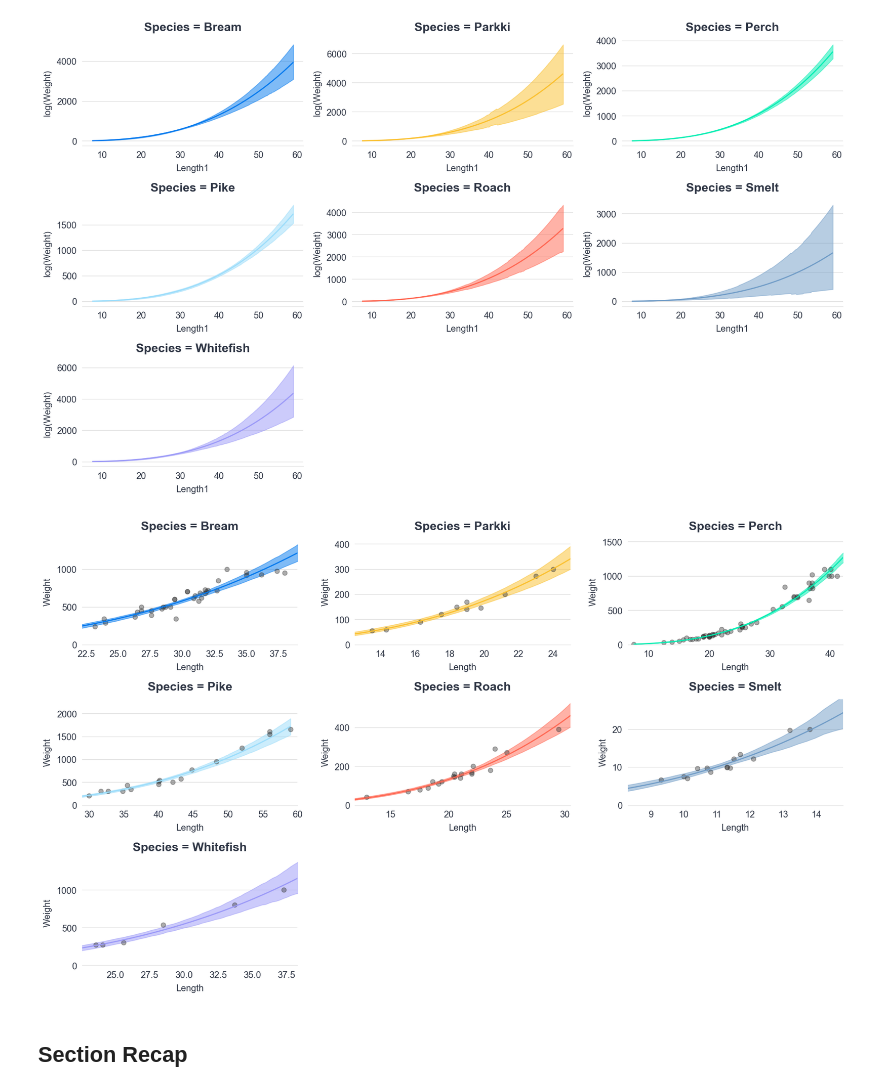
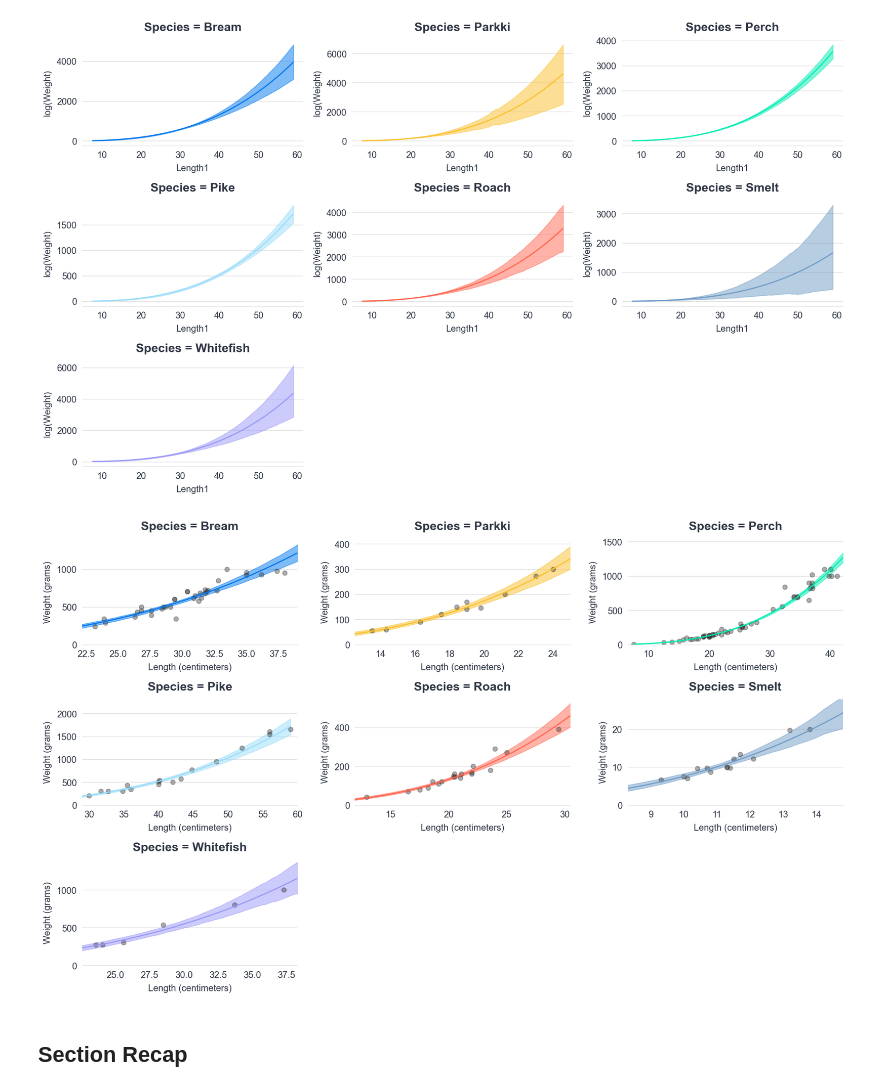
Before and after one commit to tomicapretto/etc, a Jupyter notebook: lessons/03_Bambi_Introduction/Bambi_Introduction.ipynb, the cells around one changed output. Drawn from its saved outputs; the diff is of its cells as text; code cells hidden in the pictures.

Commit message:
Polish and add images

```diff
--- a/lessons/03_Bambi_Introduction/Bambi_Introduction.ipynb
+++ b/lessons/03_Bambi_Introduction/Bambi_Introduction.ipynb
@@ -1222,25 +1269,25 @@ fig, axes = plot_cap(
 # %%
 fig, axes = plot_cap(
     model_full,
     idata_full,
     {"horizontal": "Length1", "color": "Species", "panel": "Species"},
     transforms={"log(Weight)": np.exp},
     legend=False,
     fig_kwargs={"figsize": (15, 9), "tight_layout": True}
 );
 
 for ax, species in zip(axes.ravel(), np.unique(data["Species"])):
     idxs = data["Species"] == species
     length_species = data.loc[idxs, "Length1"]
     weight_species = data.loc[idxs, "Weight"]
     ax.scatter(length_species, weight_species, color="0.2", alpha=0.4)
     ax.set(
-        xlabel="Length",
-        ylabel="Weight",
+        xlabel="Length (centimeters)",
+        ylabel="Weight (grams)",
         xlim=(length_species.min() - 1, length_species.max() + 1),
         ylim=(0, weight_species.max() * 1.4)
     )
 # %% [output]
-[figure, old version]
+[figure, new version]
 # %% [markdown]
 ## Section Recap
```
Also changed, not shown: parts of 49 cells of this notebook, 2 other files.
